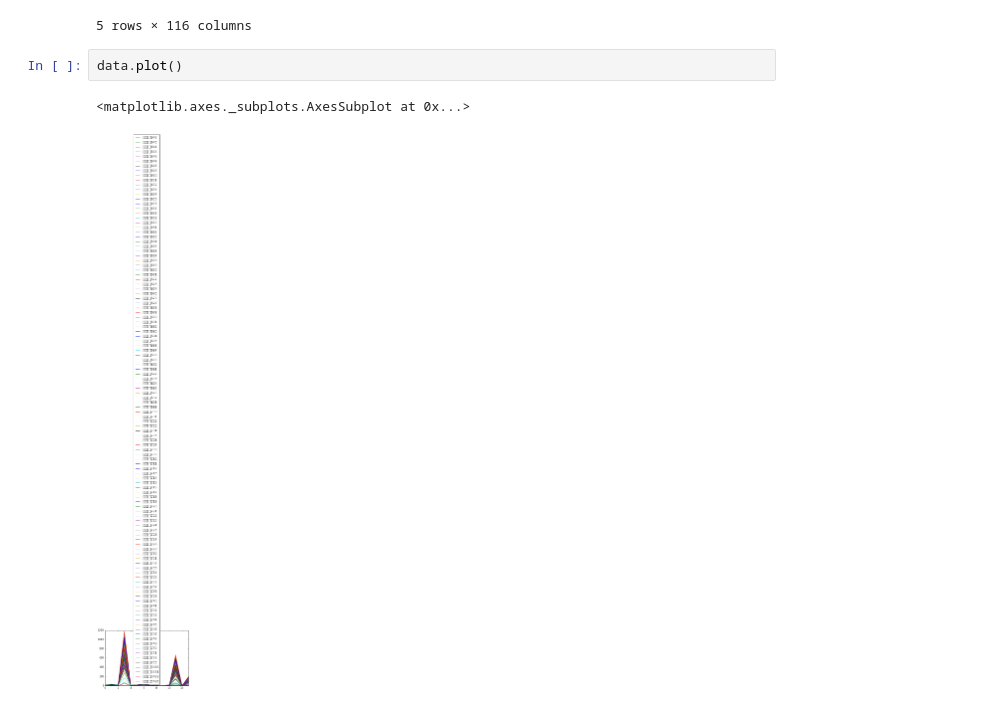
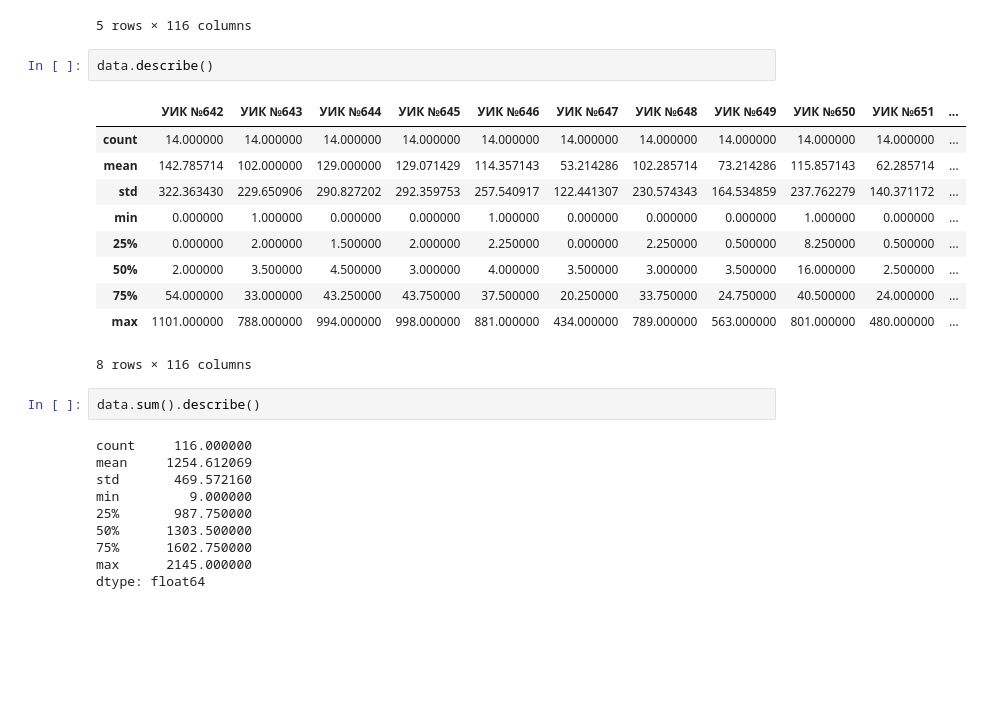
Before and after one commit to fortunto2/sterlitamak_duma2016, a Jupyter notebook: sterlitamak.ipynb, the cells around one changed output. Cells and saved outputs as stored; diff of their text form; blank space fills up the shorter version.

```diff
--- a/sterlitamak.ipynb
+++ b/sterlitamak.ipynb
@@ -24,7 +23,27 @@ data.head()
 | 4 | 10 | 2 | 4 | 7 | 3 | 0 | 3 | 0 | 27 | 0 | ... |
 5 rows × 116 columns
 # %%
-data.plot()
+data.describe()
 # %% [output]
+|  | УИК №642 | УИК №643 | УИК №644 | УИК №645 | УИК №646 | УИК №647 | УИК №648 | УИК №649 | УИК №650 | УИК №651 | ... |
+| count | 14.000000 | 14.000000 | 14.000000 | 14.000000 | 14.000000 | 14.000000 | 14.000000 | 14.000000 | 14.000000 | 14.000000 | ... |
+| mean | 142.785714 | 102.000000 | 129.000000 | 129.071429 | 114.357143 | 53.214286 | 102.285714 | 73.214286 | 115.857143 | 62.285714 | ... |
+| std | 322.363430 | 229.650906 | 290.827202 | 292.359753 | 257.540917 | 122.441307 | 230.574343 | 164.534859 | 237.762279 | 140.371172 | ... |
+| min | 0.000000 | 1.000000 | 0.000000 | 0.000000 | 1.000000 | 0.000000 | 0.000000 | 0.000000 | 1.000000 | 0.000000 | ... |
+| 25% | 0.000000 | 2.000000 | 1.500000 | 2.000000 | 2.250000 | 0.000000 | 2.250000 | 0.500000 | 8.250000 | 0.500000 | ... |
+| 50% | 2.000000 | 3.500000 | 4.500000 | 3.000000 | 4.000000 | 3.500000 | 3.000000 | 3.500000 | 16.000000 | 2.500000 | ... |
+| 75% | 54.000000 | 33.000000 | 43.250000 | 43.750000 | 37.500000 | 20.250000 | 33.750000 | 24.750000 | 40.500000 | 24.000000 | ... |
+| max | 1101.000000 | 788.000000 | 994.000000 | 998.000000 | 881.000000 | 434.000000 | 789.000000 | 563.000000 | 801.000000 | 480.000000 | ... |
-<matplotlib.axes._subplots.AxesSubplot at 0x...>
+8 rows × 116 columns
-[figure, removed]
+# %%
+data.sum().describe()
+# %% [output]
+count     116.000000
+mean     1254.612069
+std       469.572160
+min         9.000000
+25%       987.750000
+50%      1303.500000
+75%      1602.750000
+max      2145.000000
+dtype: float64
```
Also changed, not shown: parts of 9 cells of this notebook.
